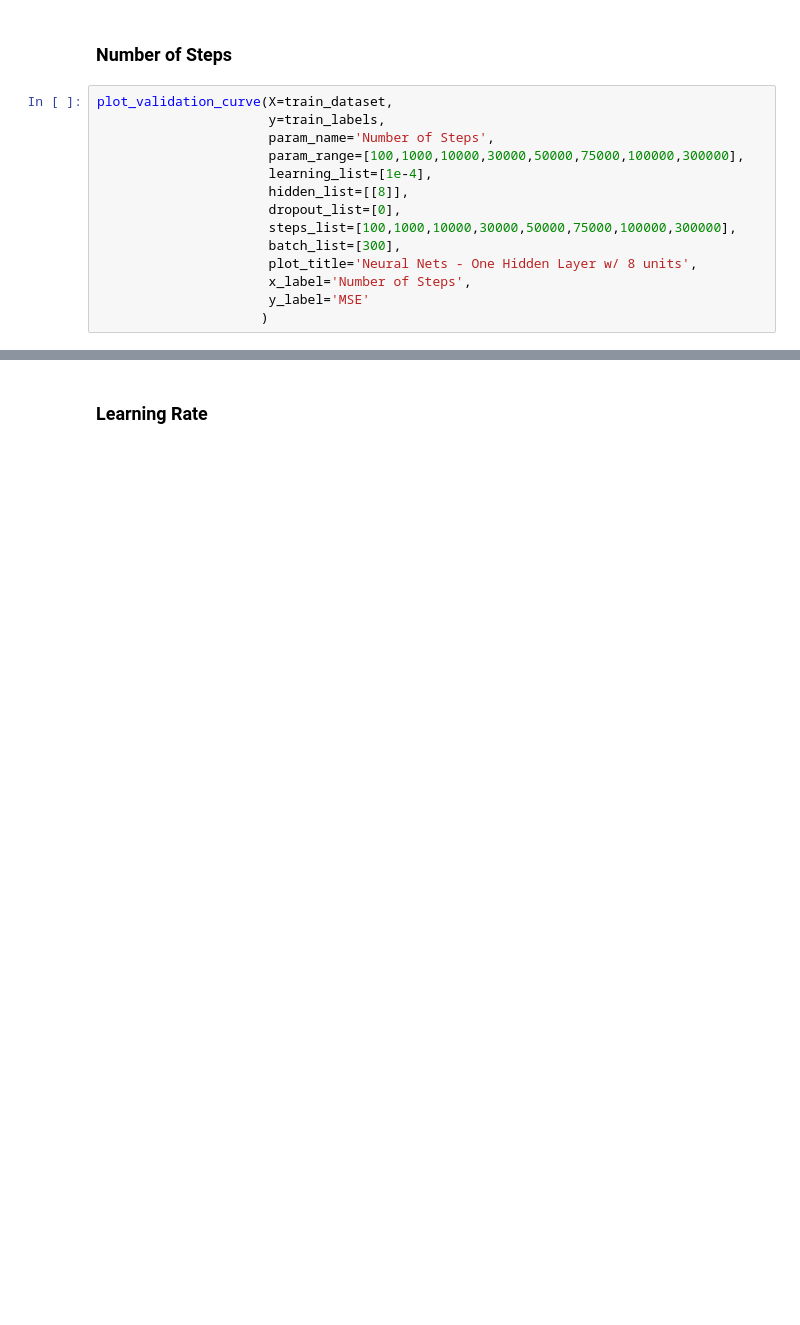
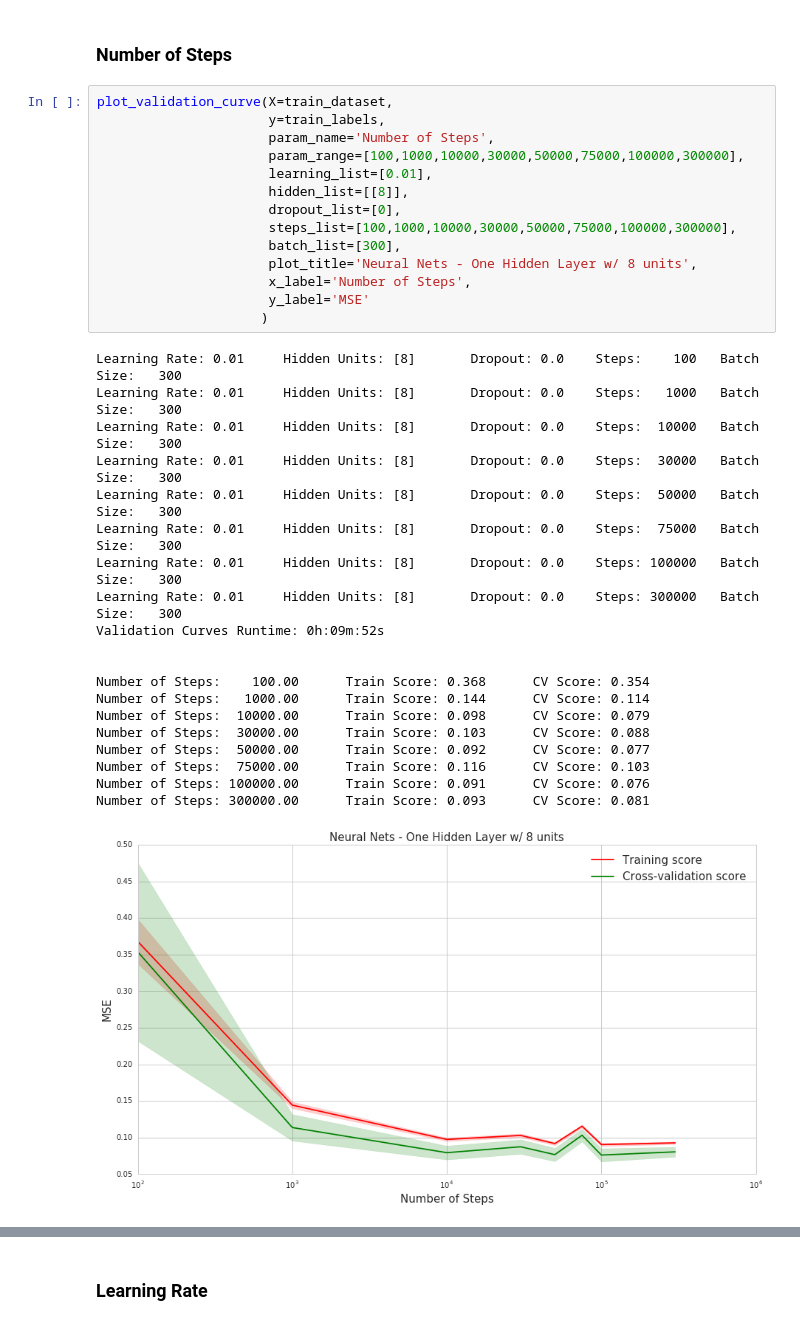
Before and after one commit to rvishakh/udacity, a Jupyter notebook: MLND/capstone/didi/implement_nn.ipynb, the cells around one changed output, grey strips where cells are left out. Drawn from its saved outputs; the diff is of its cells as text; blank space fills up the shorter version.

```diff
--- a/MLND/capstone/didi/implement_nn.ipynb
+++ b/MLND/capstone/didi/implement_nn.ipynb
@@ -636,14 +669,35 @@ plot_validation_curve(X=train_dataset,
 # %%
 plot_validation_curve(X=train_dataset,
                       y=train_labels,
                       param_name='Number of Steps',
                       param_range=[100,1000,10000,30000,50000,75000,100000,300000],
-                      learning_list=[1e-4],
+                      learning_list=[0.01],
                       hidden_list=[[8]],
                       dropout_list=[0],
                       steps_list=[100,1000,10000,30000,50000,75000,100000,300000],
                       batch_list=[300],
                       plot_title='Neural Nets - One Hidden Layer w/ 8 units',
                       x_label='Number of Steps',
                       y_label='MSE'
                      )
+# %% [output]
+Learning Rate: 0.01     Hidden Units: [8]       Dropout: 0.0    Steps:    100   Batch Size:   300
+Learning Rate: 0.01     Hidden Units: [8]       Dropout: 0.0    Steps:   1000   Batch Size:   300
+Learning Rate: 0.01     Hidden Units: [8]       Dropout: 0.0    Steps:  10000   Batch Size:   300
+Learning Rate: 0.01     Hidden Units: [8]       Dropout: 0.0    Steps:  30000   Batch Size:   300
+Learning Rate: 0.01     Hidden Units: [8]       Dropout: 0.0    Steps:  50000   Batch Size:   300
+Learning Rate: 0.01     Hidden Units: [8]       Dropout: 0.0    Steps:  75000   Batch Size:   300
+Learning Rate: 0.01     Hidden Units: [8]       Dropout: 0.0    Steps: 100000   Batch Size:   300
+Learning Rate: 0.01     Hidden Units: [8]       Dropout: 0.0    Steps: 300000   Batch Size:   300
+Validation Curves Runtime: 0h:09m:52s
+
+
+Number of Steps:    100.00      Train Score: 0.368      CV Score: 0.354
+Number of Steps:   1000.00      Train Score: 0.144      CV Score: 0.114
+Number of Steps:  10000.00      Train Score: 0.098      CV Score: 0.079
+Number of Steps:  30000.00      Train Score: 0.103      CV Score: 0.088
+Number of Steps:  50000.00      Train Score: 0.092      CV Score: 0.077
+Number of Steps:  75000.00      Train Score: 0.116      CV Score: 0.103
+Number of Steps: 100000.00      Train Score: 0.091      CV Score: 0.076
+Number of Steps: 300000.00      Train Score: 0.093      CV Score: 0.081
+[figure, added]
```
Also changed, not shown: parts of 27 cells of this notebook.
